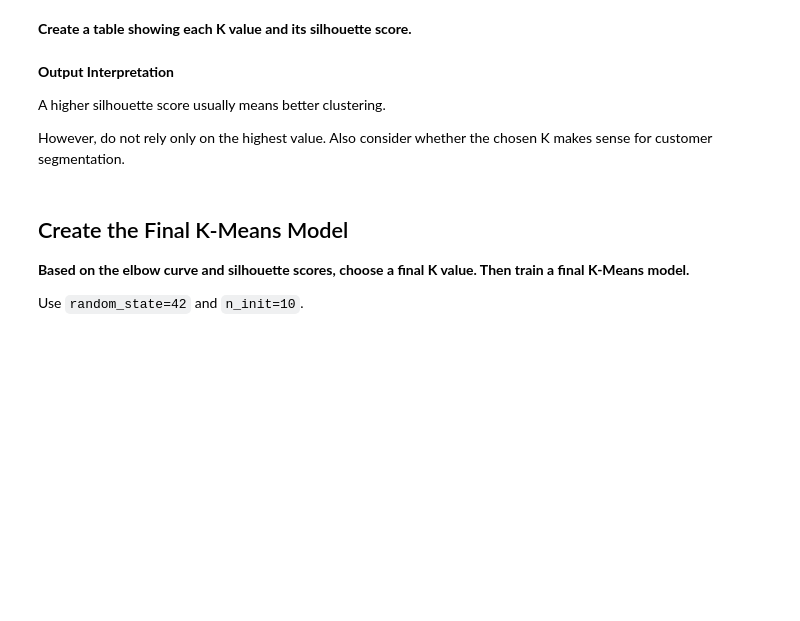
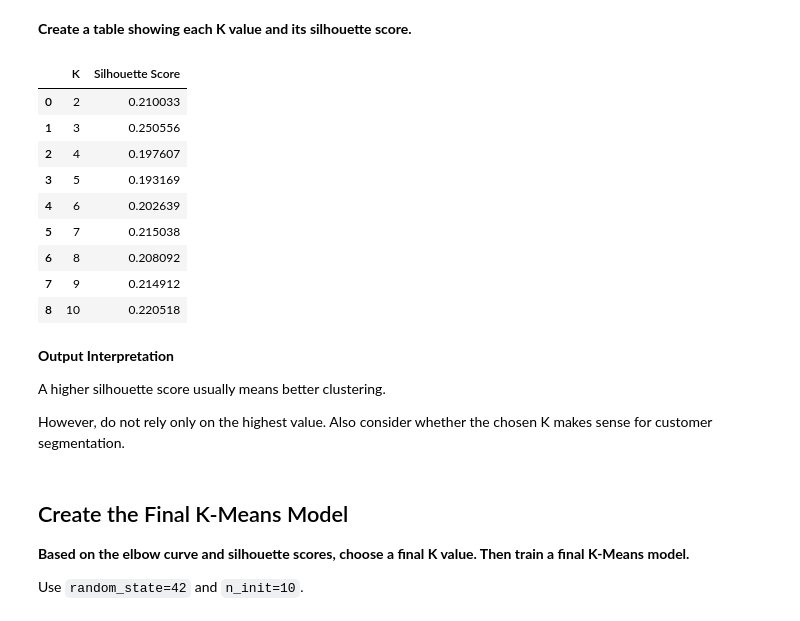
Before and after one commit to Norah429/lab11, a Jupyter notebook: 02-Credit Card Customer Segmentation Assignment.ipynb, the cells around one changed output. Cells and saved outputs as stored; diff of their text form; code cells hidden in the pictures; blank space fills up the shorter version.

```diff
--- a/02-Credit Card Customer Segmentation Assignment.ipynb
+++ b/02-Credit Card Customer Segmentation Assignment.ipynb
@@ -311,13 +289,23 @@ plt.show()
 # %% [markdown]
 **Create a table showing each K value and its silhouette score.**
 # %%
-kmeans = KMeans(
-    n_clusters=4,
-    random_state=42,
-    n_init=10
-)
+silhouette_table = pd.DataFrame({
+    'K': range(2, 11),
+    'Silhouette Score': silhouette_scores
+})
 
-clusters = kmeans.fit_predict(X_scaled)
+silhouette_table
+# %% [output]
+|  | K | Silhouette Score |
+| 0 | 2 | 0.210033 |
+| 1 | 3 | 0.250556 |
+| 2 | 4 | 0.197607 |
+| 3 | 5 | 0.193169 |
+| 4 | 6 | 0.202639 |
+| 5 | 7 | 0.215038 |
+| 6 | 8 | 0.208092 |
+| 7 | 9 | 0.214912 |
+| 8 | 10 | 0.220518 |
 # %% [markdown]
 **Output Interpretation**
 
```
Also changed, not shown: parts of 12 cells of this notebook.
